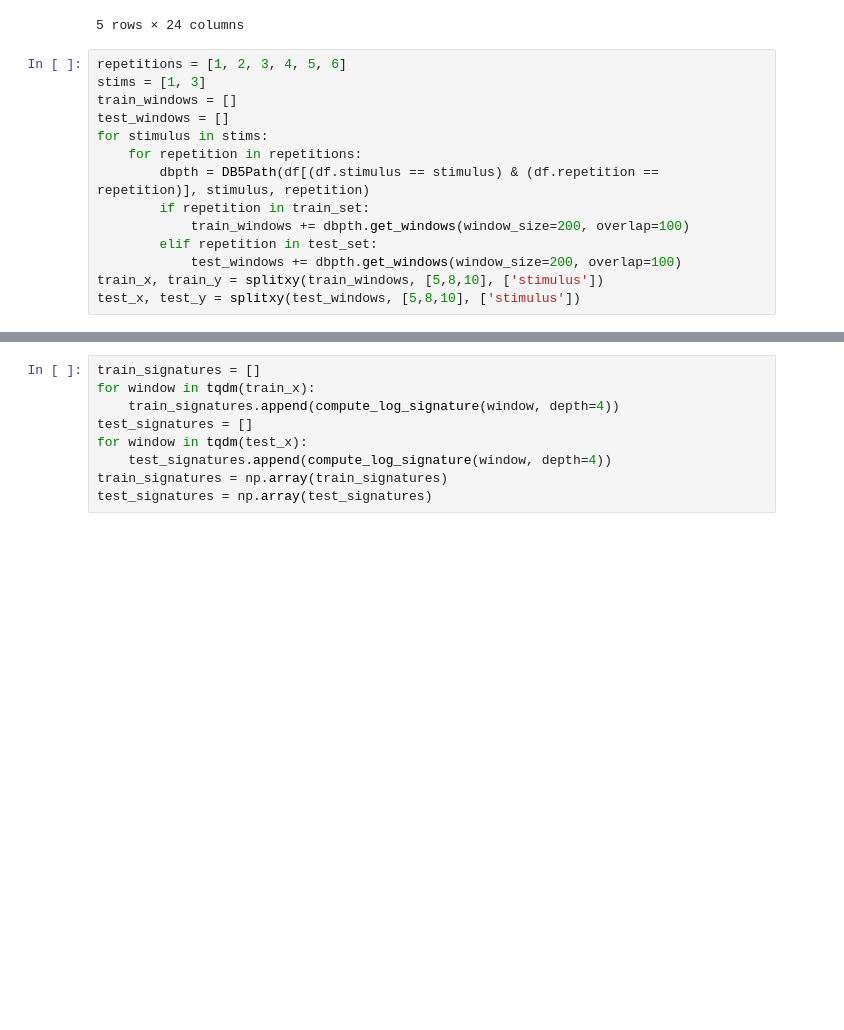
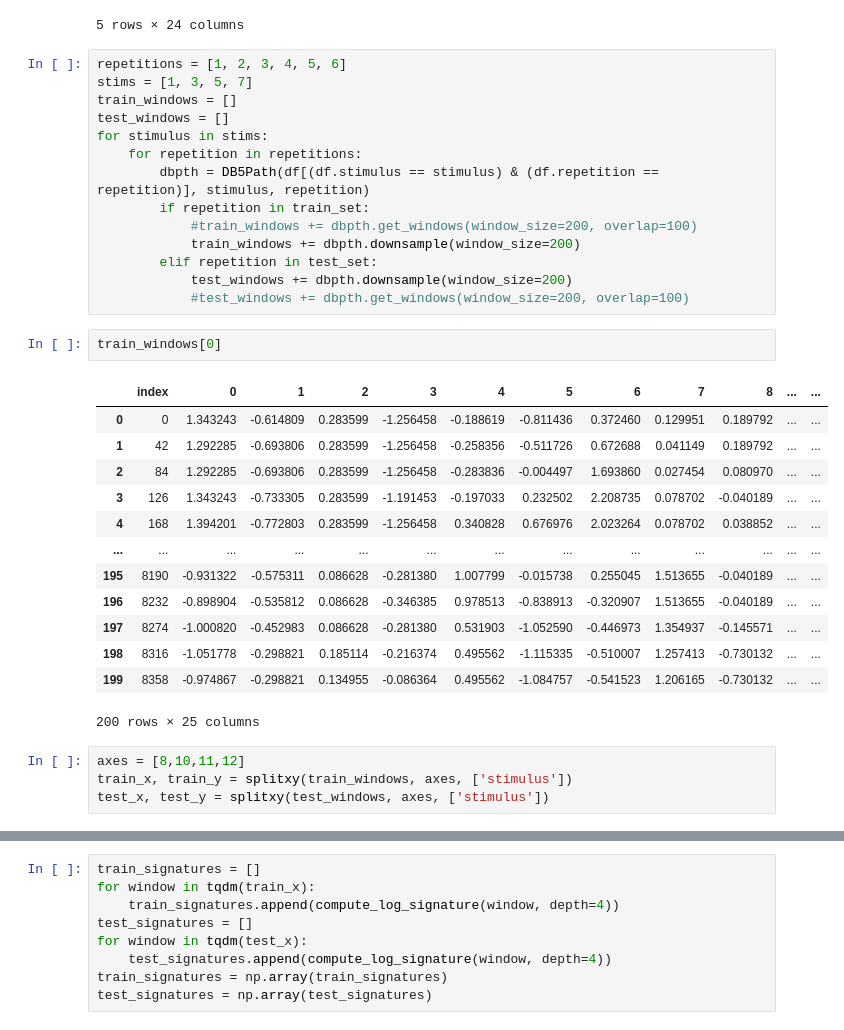
Before and after one commit to alizma/signatures-hand-synergies, a Jupyter notebook: db5_classify_stim.ipynb, the cells around one changed output, grey strips where cells are left out. Saved outputs shown, nothing was run; the diff lists cells and outputs as text; blank space fills up the shorter version.

```diff
--- a/db5_classify_stim.ipynb
+++ b/db5_classify_stim.ipynb
@@ -287,18 +277,38 @@ df.head()
 5 rows × 24 columns
 # %%
 repetitions = [1, 2, 3, 4, 5, 6]
-stims = [1, 3]
+stims = [1, 3, 5, 7]
 train_windows = []
 test_windows = []
 for stimulus in stims:
     for repetition in repetitions:
         dbpth = DB5Path(df[(df.stimulus == stimulus) & (df.repetition == repetition)], stimulus, repetition)
         if repetition in train_set:
-            train_windows += dbpth.get_windows(window_size=200, overlap=100)
+            #train_windows += dbpth.get_windows(window_size=200, overlap=100)
+            train_windows += dbpth.downsample(window_size=200)
         elif repetition in test_set:
-            test_windows += dbpth.get_windows(window_size=200, overlap=100)
-train_x, train_y = splitxy(train_windows, [5,8,10], ['stimulus'])
-test_x, test_y = splitxy(test_windows, [5,8,10], ['stimulus'])
+            test_windows += dbpth.downsample(window_size=200)
+            #test_windows += dbpth.get_windows(window_size=200, overlap=100)
+# %%
+train_windows[0]
+# %% [output]
+|  | index | 0 | 1 | 2 | 3 | 4 | 5 | 6 | 7 | 8 | ... | ... |
+| 0 | 0 | 1.343243 | -0.614809 | 0.283599 | -1.256458 | -0.188619 | -0.811436 | 0.372460 | 0.129951 | 0.189792 | ... | ... |
+| 1 | 42 | 1.292285 | -0.693806 | 0.283599 | -1.256458 | -0.258356 | -0.511726 | 0.672688 | 0.041149 | 0.189792 | ... | ... |
+| 2 | 84 | 1.292285 | -0.693806 | 0.283599 | -1.256458 | -0.283836 | -0.004497 | 1.693860 | 0.027454 | 0.080970 | ... | ... |
+| 3 | 126 | 1.343243 | -0.733305 | 0.283599 | -1.191453 | -0.197033 | 0.232502 | 2.208735 | 0.078702 | -0.040189 | ... | ... |
+| 4 | 168 | 1.394201 | -0.772803 | 0.283599 | -1.256458 | 0.340828 | 0.676976 | 2.023264 | 0.078702 | 0.038852 | ... | ... |
+| ... | ... | ... | ... | ... | ... | ... | ... | ... | ... | ... | ... | ... |
+| 195 | 8190 | -0.931322 | -0.575311 | 0.086628 | -0.281380 | 1.007799 | -0.015738 | 0.255045 | 1.513655 | -0.040189 | ... | ... |
+| 196 | 8232 | -0.898904 | -0.535812 | 0.086628 | -0.346385 | 0.978513 | -0.838913 | -0.320907 | 1.513655 | -0.040189 | ... | ... |
+| 197 | 8274 | -1.000820 | -0.452983 | 0.086628 | -0.281380 | 0.531903 | -1.052590 | -0.446973 | 1.354937 | -0.145571 | ... | ... |
+| 198 | 8316 | -1.051778 | -0.298821 | 0.185114 | -0.216374 | 0.495562 | -1.115335 | -0.510007 | 1.257413 | -0.730132 | ... | ... |
+| 199 | 8358 | -0.974867 | -0.298821 | 0.134955 | -0.086364 | 0.495562 | -1.084757 | -0.541523 | 1.206165 | -0.730132 | ... | ... |
+200 rows × 25 columns
+# %%
+axes = [8,10,11,12]
+train_x, train_y = splitxy(train_windows, axes, ['stimulus'])
+test_x, test_y = splitxy(test_windows, axes, ['stimulus'])
 # %%
 train_x.shape, train_y.shape
 # %% [output]
```
Also changed, not shown: parts of 18 cells of this notebook, 1 other file.
